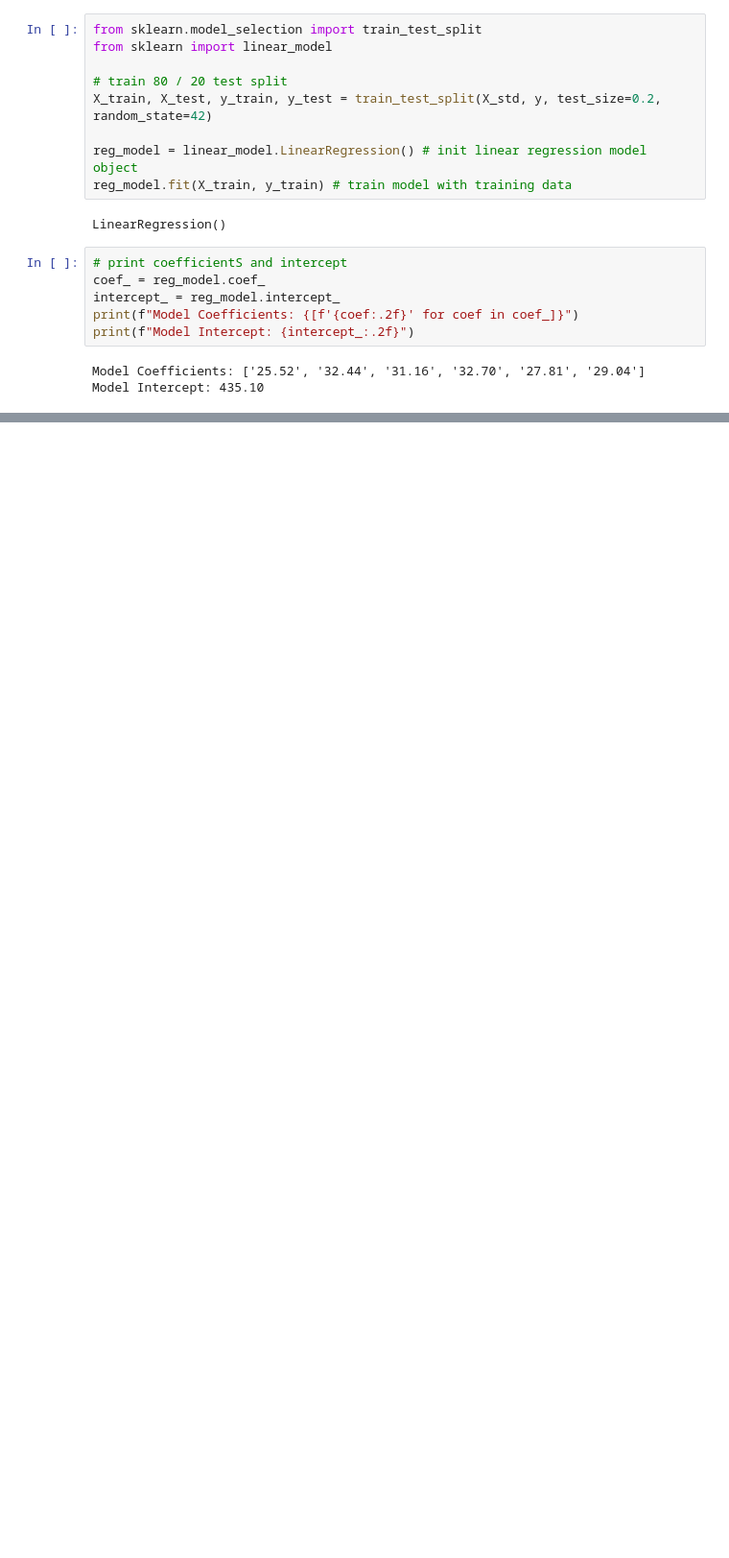
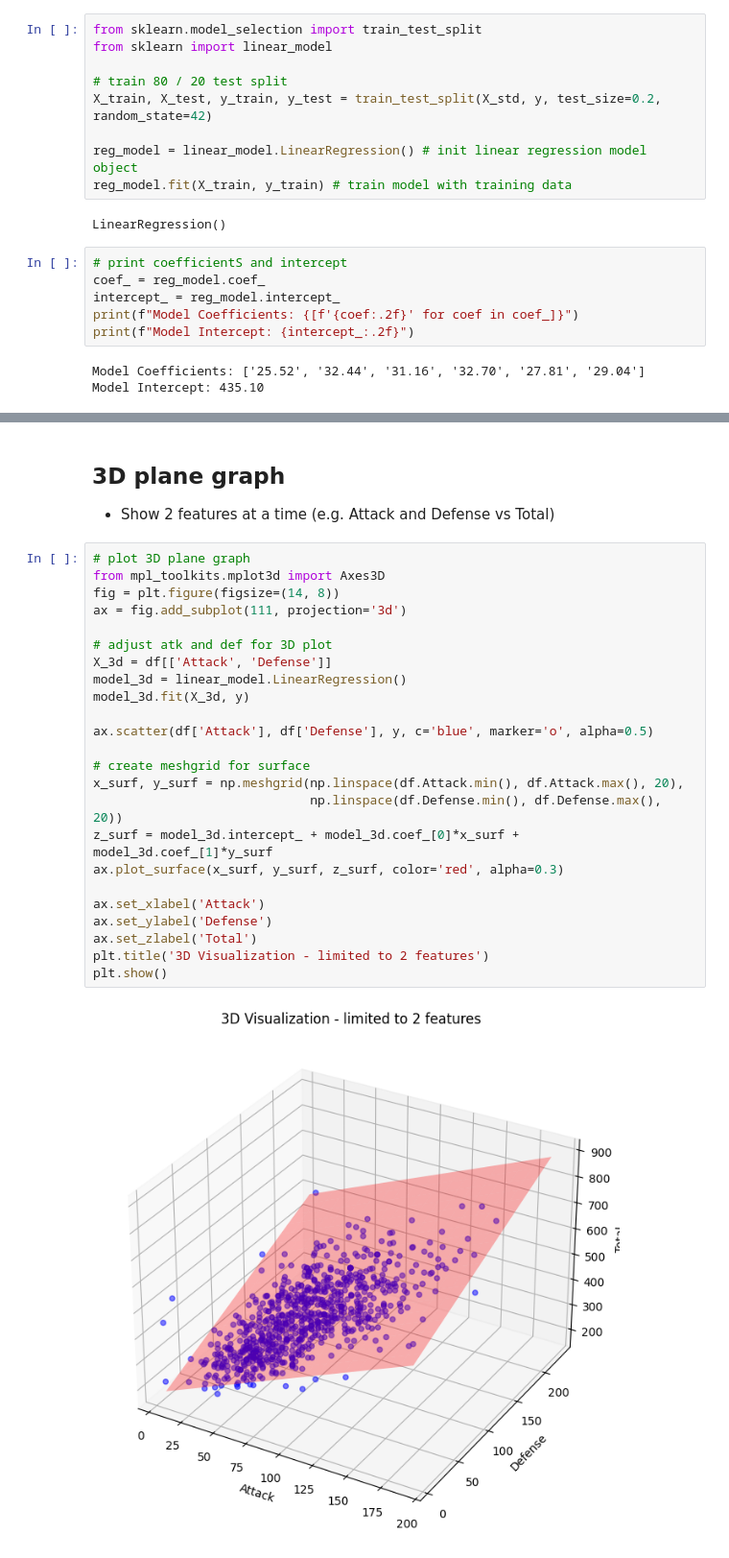
Before and after one commit to utidolas/MachineLearningLab, a Jupyter notebook: labMultipleR.ipynb, the cells around one changed output, grey strips where cells are left out. Shown at 96% size. Drawn from its saved outputs; the diff is of its cells as text; blank space fills up the shorter version.

```diff
--- a/labMultipleR.ipynb
+++ b/labMultipleR.ipynb
@@ -140,0 +182,29 @@ Model Intercept: 435.10
+# %% [markdown]
+## 3D plane graph
+* Show 2 features at a time (e.g. Attack and Defense vs Total)
+# %%
+# plot 3D plane graph
+from mpl_toolkits.mplot3d import Axes3D
+fig = plt.figure(figsize=(14, 8))
+ax = fig.add_subplot(111, projection='3d')
+
+# adjust atk and def for 3D plot
+X_3d = df[['Attack', 'Defense']]
+model_3d = linear_model.LinearRegression()
+model_3d.fit(X_3d, y)
+
+ax.scatter(df['Attack'], df['Defense'], y, c='blue', marker='o', alpha=0.5)
+
+# create meshgrid for surface
+x_surf, y_surf = np.meshgrid(np.linspace(df.Attack.min(), df.Attack.max(), 20),
+                             np.linspace(df.Defense.min(), df.Defense.max(), 20))
+z_surf = model_3d.intercept_ + model_3d.coef_[0]*x_surf + model_3d.coef_[1]*y_surf
+ax.plot_surface(x_surf, y_surf, z_surf, color='red', alpha=0.3)
+
+ax.set_xlabel('Attack')
+ax.set_ylabel('Defense')
+ax.set_zlabel('Total')
+plt.title('3D Visualization - limited to 2 features')
+plt.show()
+# %% [output]
+[figure, added]
```
Also changed, not shown: parts of 13 cells of this notebook, 1 other file.
